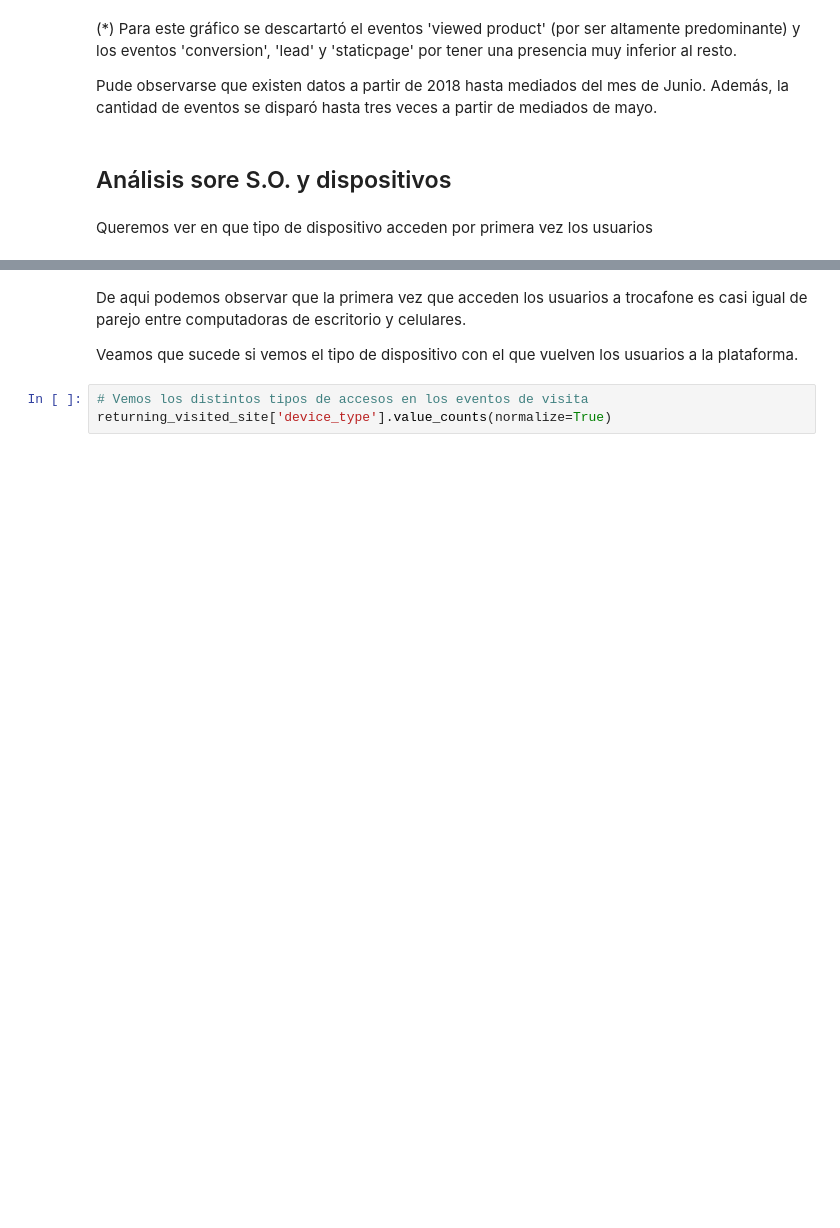
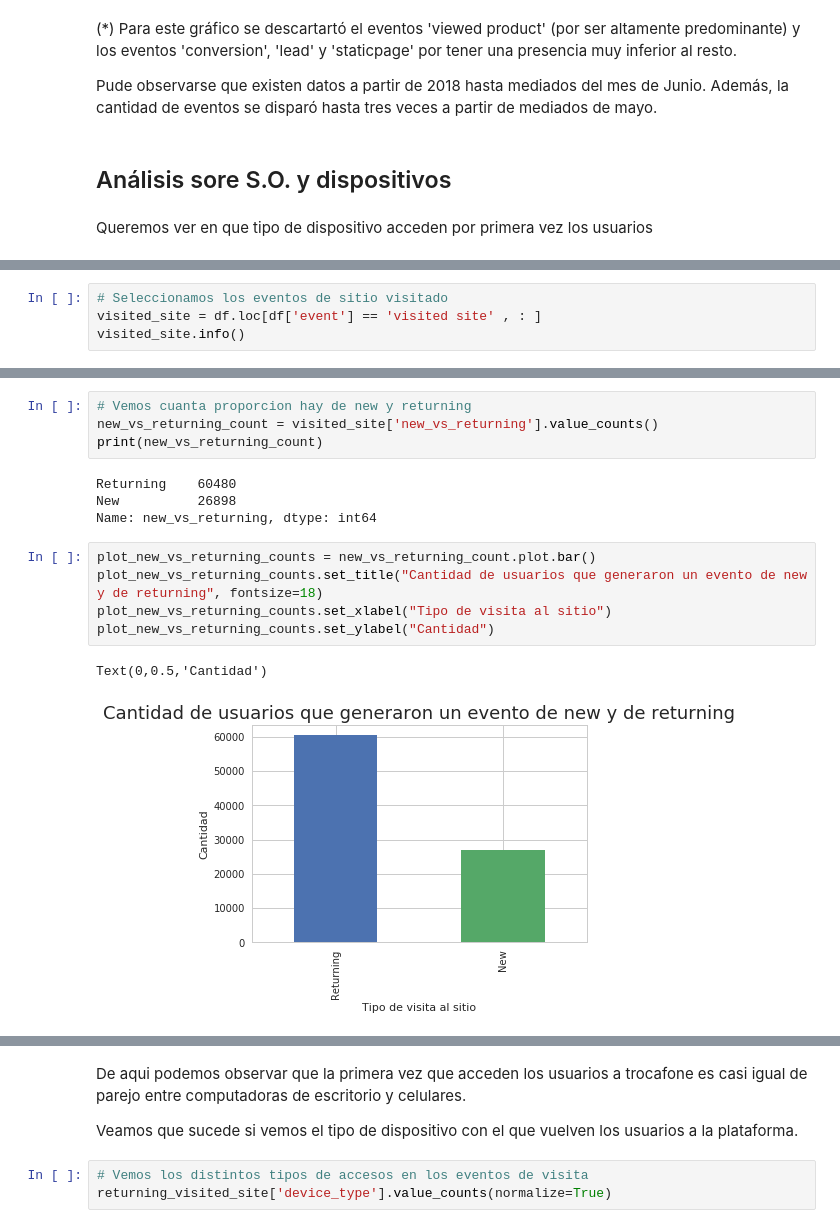
Before and after one commit to gabyrobles93/7506-TP1-Trocafone, a Jupyter notebook: TP1_Trocafone.ipynb, the cells around one changed output, grey strips where cells are left out. Cells and saved outputs as stored; diff of their text form; blank space fills up the shorter version.

```diff
--- a/TP1_Trocafone.ipynb
+++ b/TP1_Trocafone.ipynb
@@ -352,0 +416,4 @@ news_visited_site['device_type'].value_counts(normalize=True)
+# %%
+# Seleccionamos los eventos de sitio visitado
+visited_site = df.loc[df['event'] == 'visited site' , : ]
+visited_site.info()
@@ -352,0 +438,16 @@ news_visited_site['device_type'].value_counts(normalize=True)
+# %%
+# Vemos cuanta proporcion hay de new y returning
+new_vs_returning_count = visited_site['new_vs_returning'].value_counts()
+print(new_vs_returning_count)
+# %% [output]
+Returning    60480
+New          26898
+Name: new_vs_returning, dtype: int64
+# %%
+plot_new_vs_returning_counts = new_vs_returning_count.plot.bar()
+plot_new_vs_returning_counts.set_title("Cantidad de usuarios que generaron un evento de new y de returning", fontsize=18)
+plot_new_vs_returning_counts.set_xlabel("Tipo de visita al sitio")
+plot_new_vs_returning_counts.set_ylabel("Cantidad")
+# %% [output]
+Text(0,0.5,'Cantidad')
+[figure, added]
```
Also changed, not shown: parts of 41 cells of this notebook.
